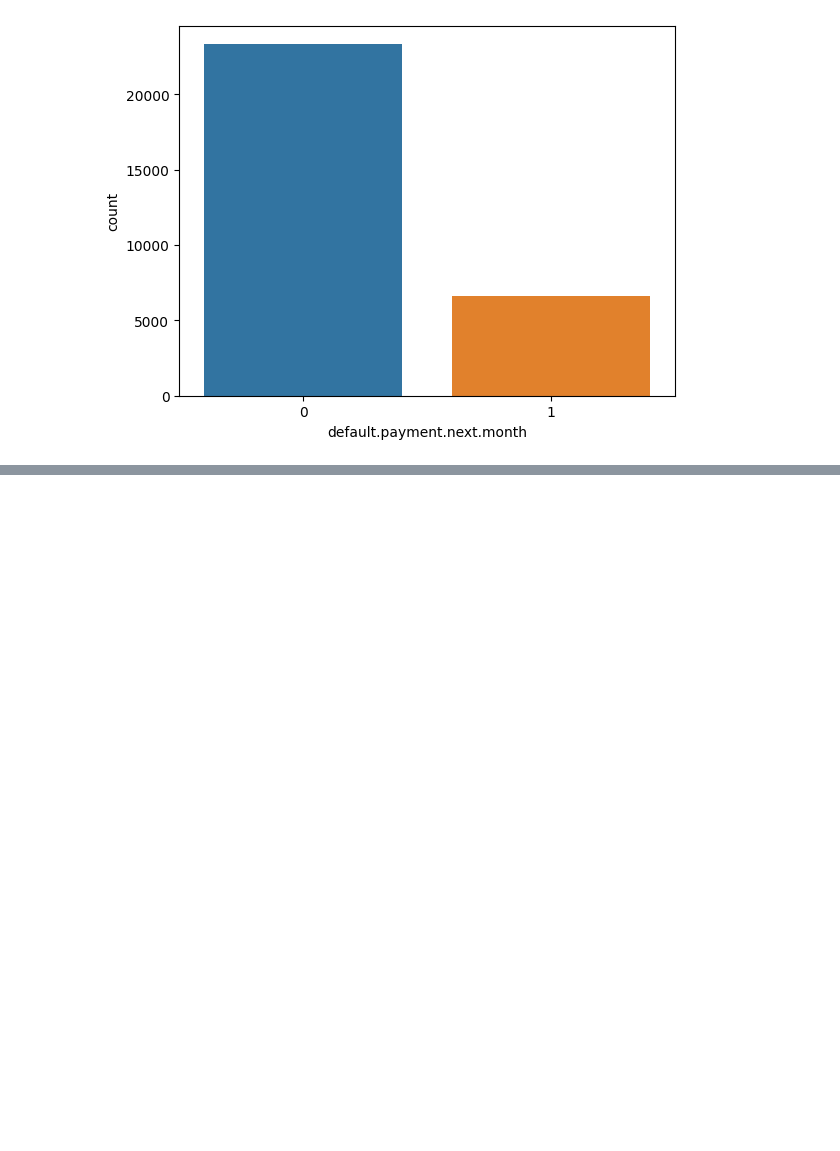
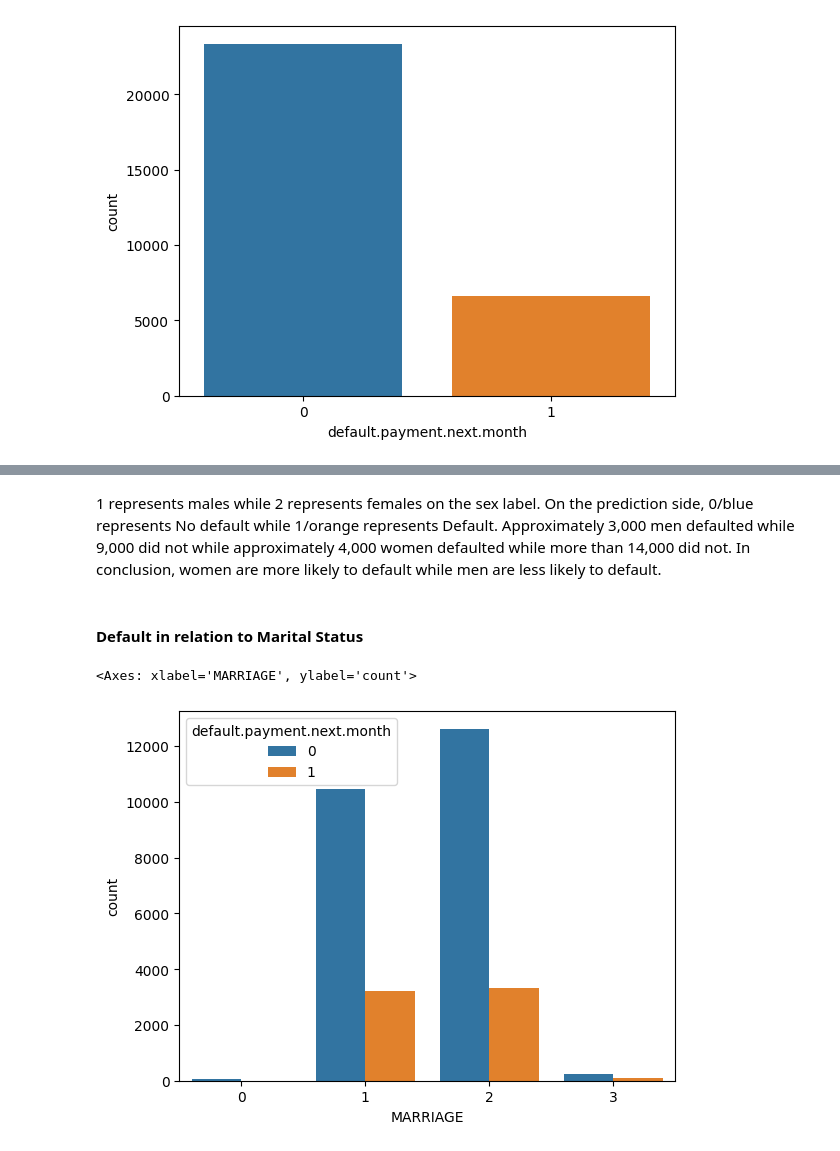
Before and after one commit to emmanuelkipngetich/Predicting-Credit-Default-with-Decision-Trees-XGBoost-and-Streamlit-GUI., a Jupyter notebook: Notebooks/Taiwan.ipynb, the cells around one changed output, grey strips where cells are left out. Drawn from its saved outputs; the diff is of its cells as text; code cells hidden in the pictures; blank space fills up the shorter version.

```diff
--- a/Notebooks/Taiwan.ipynb
+++ b/Notebooks/Taiwan.ipynb
@@ -183,0 +202,13 @@ plt.show()
+# %% [markdown]
+1 represents males while 2 represents females on the sex label. On the prediction side, 0/blue represents No default while 1/orange represents Default.
+Approximately 3,000 men defaulted while 9,000 did not while approximately 4,000 women defaulted while more than 14,000 did not.
+In conclusion, women are more likely to default while men are less likely to default.
+# %% [markdown]
+#### Default in relation to Marital Status
+# %%
+# Countplot for Marital Status
+plt.subplot(1,1,1)
+sns.countplot(x='MARRIAGE', hue='default.payment.next.month', data=df)
+# %% [output]
+<Axes: xlabel='MARRIAGE', ylabel='count'>
+[figure, added]
```
Also changed, not shown: parts of 27 cells of this notebook, 2 other files.
